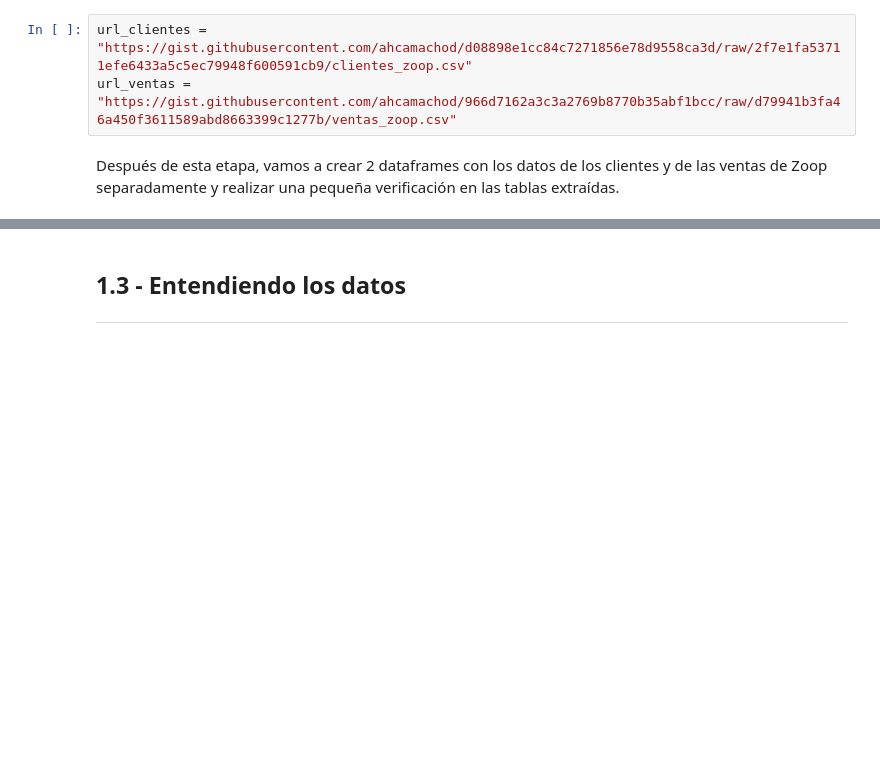
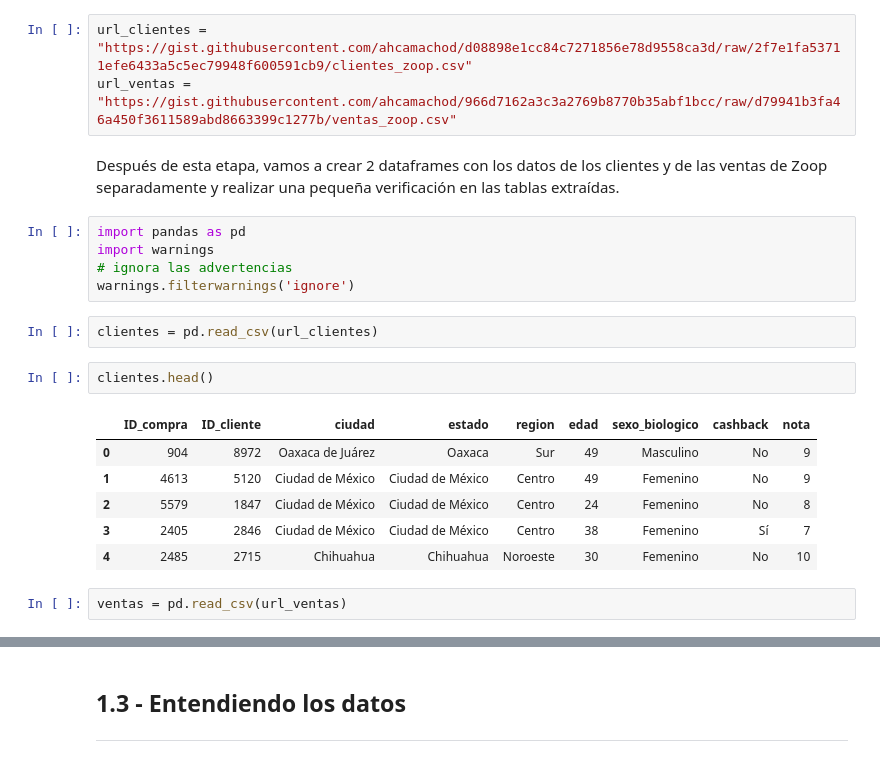
Before and after one commit to DanielRaiicHu/IA_aplicada_a_ciencia_de_datos, a Jupyter notebook: IA_aplicada_a_ciencia_de_datos.ipynb, the cells around one changed output, grey strips where cells are left out. Drawn from its saved outputs; the diff is of its cells as text; blank space fills up the shorter version.

```diff
--- a/IA_aplicada_a_ciencia_de_datos.ipynb
+++ b/IA_aplicada_a_ciencia_de_datos.ipynb
@@ -48,3 +48,21 @@ url_clientes = "https://gist.githubusercontent.com/ahcamachod/d08898e1cc84c72718
 url_ventas = "https://gist.githubusercontent.com/ahcamachod/966d7162a3c3a2769b8770b35abf1bcc/raw/d79941b3fa46a450f3611589abd8663399c1277b/ventas_zoop.csv"
 # %% [markdown]
 Después de esta etapa, vamos a crear 2 dataframes con los datos de los clientes y de las ventas de Zoop separadamente y realizar una pequeña verificación en las tablas extraídas.
+# %%
+import pandas as pd
+import warnings
+# ignora las advertencias
+warnings.filterwarnings('ignore')
+# %%
+clientes = pd.read_csv(url_clientes)
+# %%
+clientes.head()
+# %% [output]
+|  | ID_compra | ID_cliente | ciudad | estado | region | edad | sexo_biologico | cashback | nota |
+| 0 | 904 | 8972 | Oaxaca de Juárez | Oaxaca | Sur | 49 | Masculino | No | 9 |
+| 1 | 4613 | 5120 | Ciudad de México | Ciudad de México | Centro | 49 | Femenino | No | 9 |
+| 2 | 5579 | 1847 | Ciudad de México | Ciudad de México | Centro | 24 | Femenino | No | 8 |
+| 3 | 2405 | 2846 | Ciudad de México | Ciudad de México | Centro | 38 | Femenino | Sí | 7 |
+| 4 | 2485 | 2715 | Chihuahua | Chihuahua | Noroeste | 30 | Femenino | No | 10 |
+# %%
+ventas = pd.read_csv(url_ventas)
```
Also changed, not shown: parts of 36 cells of this notebook.
